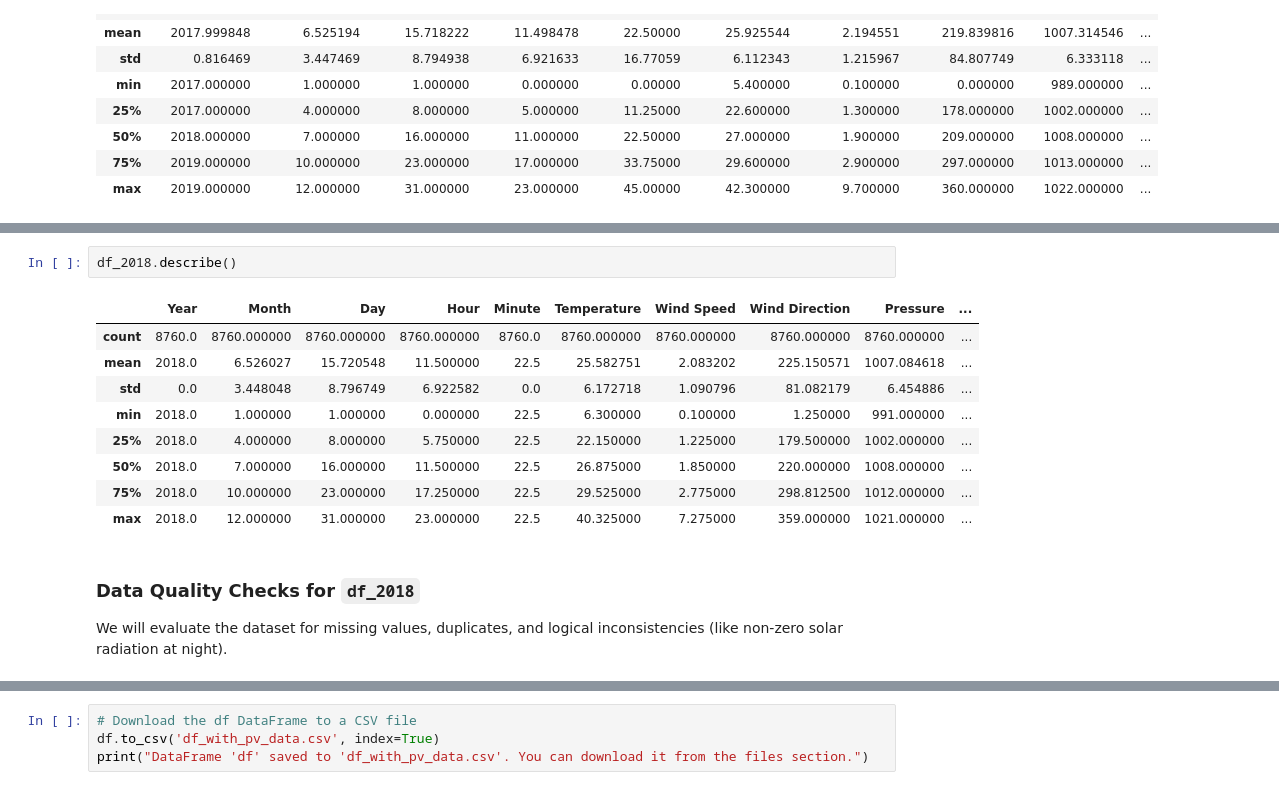
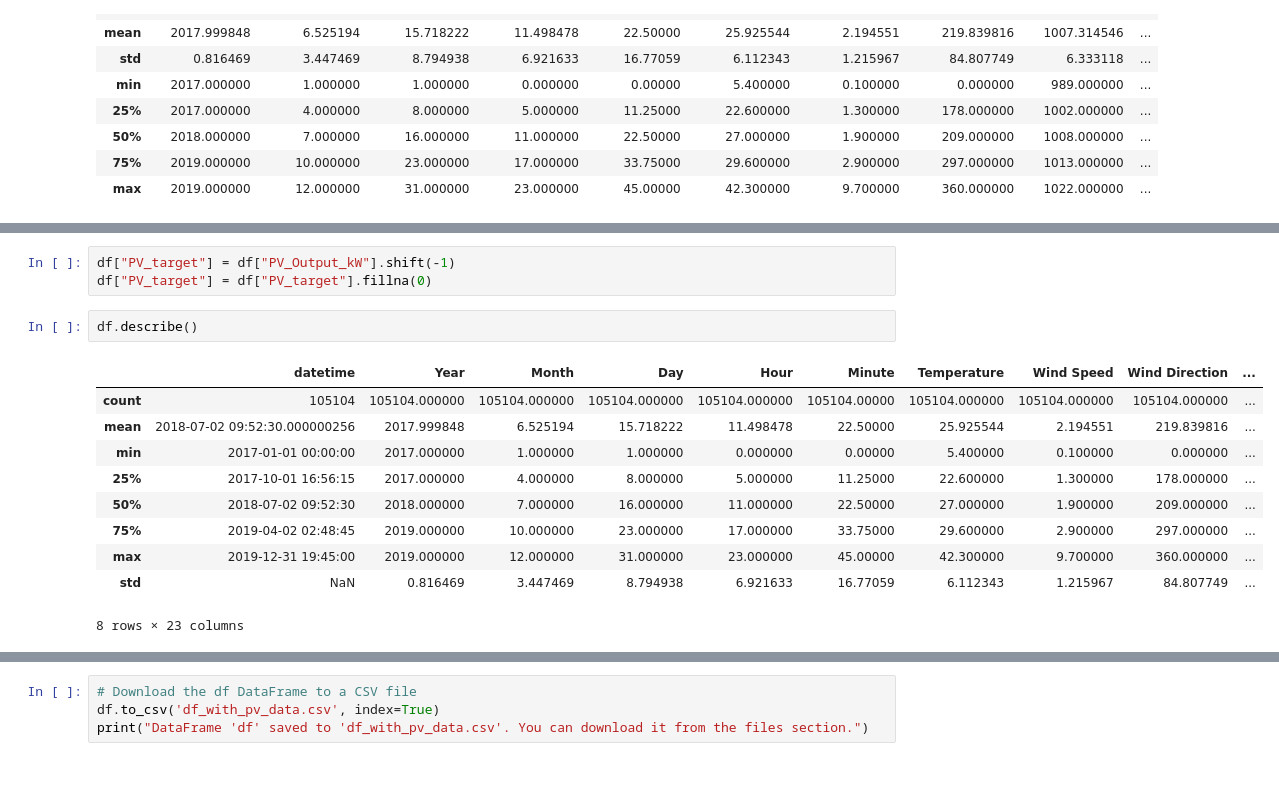
Before and after one commit to Swadhin14/Synapse, a Jupyter notebook: nsrdb_data_prepfirst2years(final).ipynb, the cells around one changed output, grey strips where cells are left out. Drawn from its saved outputs; the diff is of its cells as text.

```diff
--- a/nsrdb_data_prepfirst2years(final).ipynb
+++ b/nsrdb_data_prepfirst2years(final).ipynb
@@ -105,15 +202,16 @@ datetime
+# %%
+df["PV_target"] = df["PV_Output_kW"].shift(-1)
+df["PV_target"] = df["PV_target"].fillna(0)
 # %%
-df_2018.describe()
+df.describe()
 # %% [output]
-|  | Year | Month | Day | Hour | Minute | Temperature | Wind Speed | Wind Direction | Pressure | ... |
-| count | 8760.0 | 8760.000000 | 8760.000000 | 8760.000000 | 8760.0 | 8760.000000 | 8760.000000 | 8760.000000 | 8760.000000 | ... |
-| mean | 2018.0 | 6.526027 | 15.720548 | 11.500000 | 22.5 | 25.582751 | 2.083202 | 225.150571 | 1007.084618 | ... |
-| std | 0.0 | 3.448048 | 8.796749 | 6.922582 | 0.0 | 6.172718 | 1.090796 | 81.082179 | 6.454886 | ... |
-| min | 2018.0 | 1.000000 | 1.000000 | 0.000000 | 22.5 | 6.300000 | 0.100000 | 1.250000 | 991.000000 | ... |
-| 25% | 2018.0 | 4.000000 | 8.000000 | 5.750000 | 22.5 | 22.150000 | 1.225000 | 179.500000 | 1002.000000 | ... |
-| 50% | 2018.0 | 7.000000 | 16.000000 | 11.500000 | 22.5 | 26.875000 | 1.850000 | 220.000000 | 1008.000000 | ... |
-| 75% | 2018.0 | 10.000000 | 23.000000 | 17.250000 | 22.5 | 29.525000 | 2.775000 | 298.812500 | 1012.000000 | ... |
-| max | 2018.0 | 12.000000 | 31.000000 | 23.000000 | 22.5 | 40.325000 | 7.275000 | 359.000000 | 1021.000000 | ... |
+|  | datetime | Year | Month | Day | Hour | Minute | Temperature | Wind Speed | Wind Direction | ... |
+| count | 105104 | 105104.000000 | 105104.000000 | 105104.000000 | 105104.000000 | 105104.00000 | 105104.000000 | 105104.000000 | 105104.000000 | ... |
+| mean | 2018-07-02 09:52:30.000000256 | 2017.999848 | 6.525194 | 15.718222 | 11.498478 | 22.50000 | 25.925544 | 2.194551 | 219.839816 | ... |
+| min | 2017-01-01 00:00:00 | 2017.000000 | 1.000000 | 1.000000 | 0.000000 | 0.00000 | 5.400000 | 0.100000 | 0.000000 | ... |
+| 25% | 2017-10-01 16:56:15 | 2017.000000 | 4.000000 | 8.000000 | 5.000000 | 11.25000 | 22.600000 | 1.300000 | 178.000000 | ... |
+| 50% | 2018-07-02 09:52:30 | 2018.000000 | 7.000000 | 16.000000 | 11.000000 | 22.50000 | 27.000000 | 1.900000 | 209.000000 | ... |
+| 75% | 2019-04-02 02:48:45 | 2019.000000 | 10.000000 | 23.000000 | 17.000000 | 33.75000 | 29.600000 | 2.900000 | 297.000000 | ... |
+| max | 2019-12-31 19:45:00 | 2019.000000 | 12.000000 | 31.000000 | 23.000000 | 45.00000 | 42.300000 | 9.700000 | 360.000000 | ... |
+| std | NaN | 0.816469 | 3.447469 | 8.794938 | 6.921633 | 16.77059 | 6.112343 | 1.215967 | 84.807749 | ... |
+8 rows × 23 columns
-# %% [markdown]
-### Data Quality Checks for `df_2018`
-We will evaluate the dataset for missing values, duplicates, and logical inconsistencies (like non-zero solar radiation at night).
```
Also changed, not shown: parts of 17 cells of this notebook.
